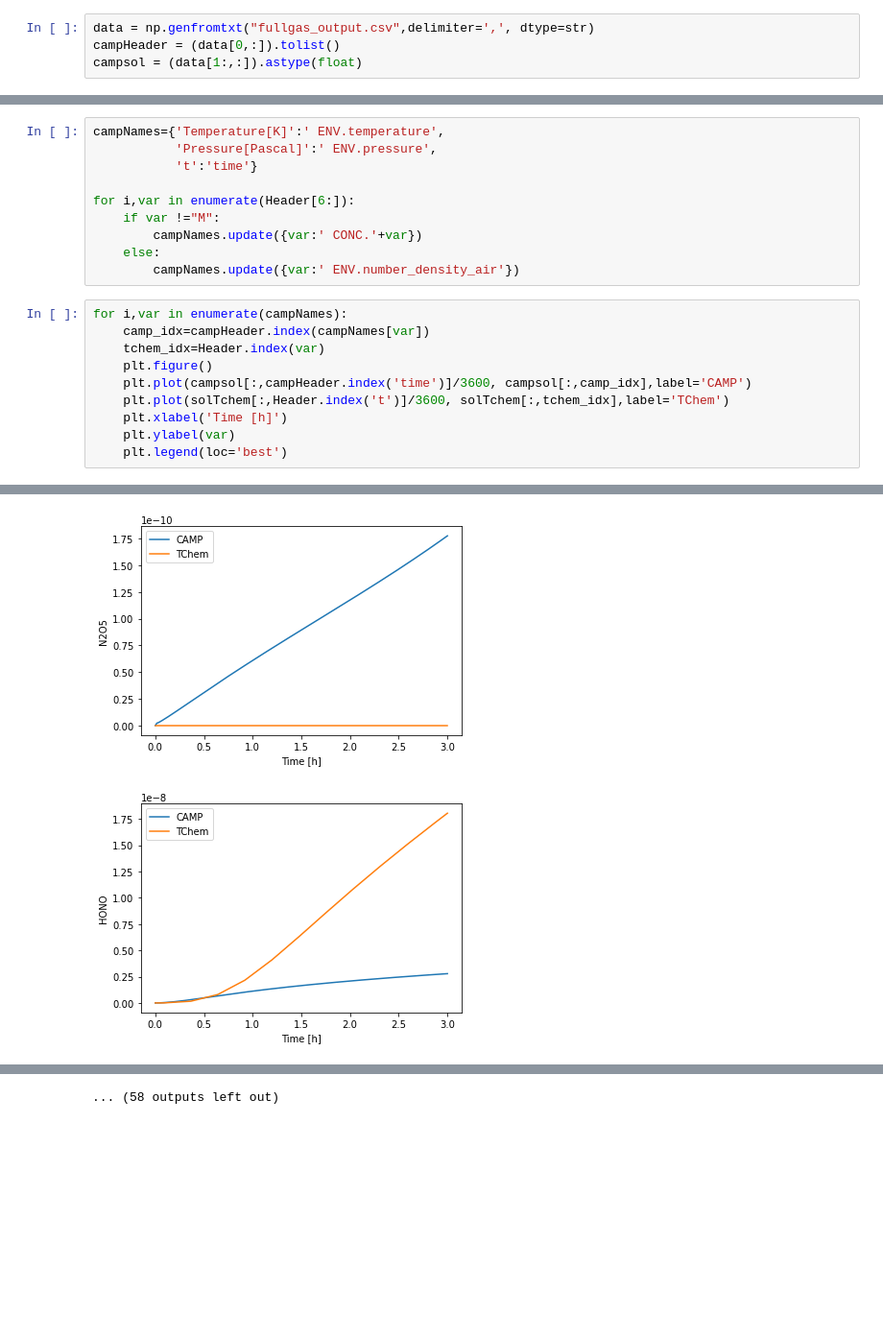
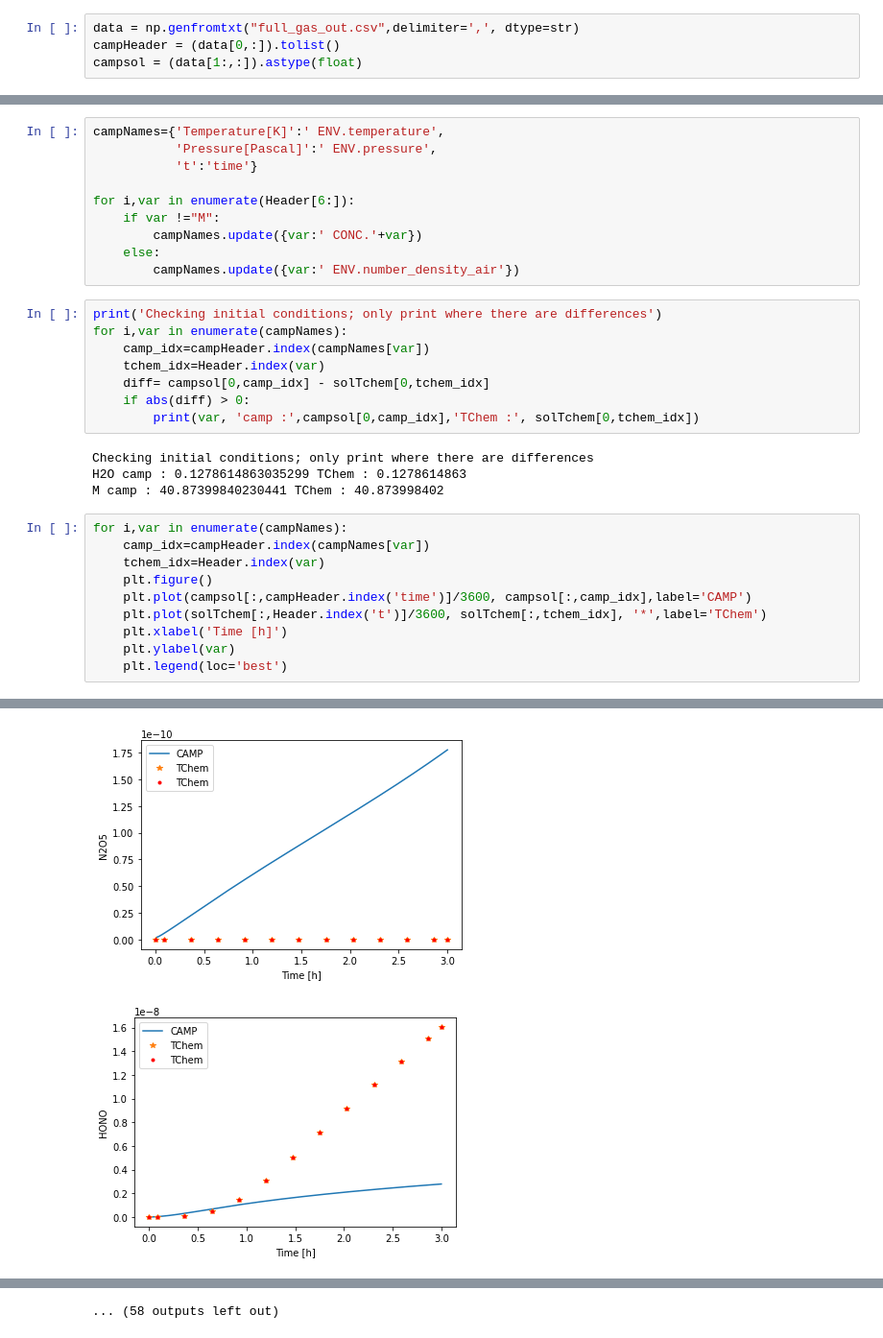
Before and after one commit to sandialabs/TChem, a Jupyter notebook: src/example/runs/AtmosphericChemistry/CarbonBond05/PlotFullGas.ipynb, the cells around one changed output, grey strips where cells are left out. Shown: that part at 96% size. Cells and saved outputs as stored; diff of their text form; blank space fills up the shorter version.

Commit message:
TChem - update

```diff
--- a/src/example/runs/AtmosphericChemistry/CarbonBond05/PlotFullGas.ipynb
+++ b/src/example/runs/AtmosphericChemistry/CarbonBond05/PlotFullGas.ipynb
@@ -6,6 +6,6 @@ data = np.genfromtxt("full_gas.dat", dtype=str)
 Header = (data[0,:]).tolist()
 solTchem = (data[1:,:]).astype(float)
 # %%
-data = np.genfromtxt("fullgas_output.csv",delimiter=',', dtype=str)
+data = np.genfromtxt("full_gas_out.csv",delimiter=',', dtype=str)
 campHeader = (data[0,:]).tolist()
 campsol = (data[1:,:]).astype(float)
@@ -29,13 +25,25 @@ for i,var in enumerate(Header[6:]):
         campNames.update({var:' CONC.'+var})
     else:
         campNames.update({var:' ENV.number_density_air'})
+# %%
+print('Checking initial conditions; only print where there are differences')
+for i,var in enumerate(campNames):
+    camp_idx=campHeader.index(campNames[var])
+    tchem_idx=Header.index(var)
+    diff= campsol[0,camp_idx] - solTchem[0,tchem_idx]
+    if abs(diff) > 0:
+        print(var, 'camp :',campsol[0,camp_idx],'TChem :', solTchem[0,tchem_idx])
+# %% [output]
+Checking initial conditions; only print where there are differences
+H2O camp : 0.1278614863035299 TChem : 0.1278614863
+M camp : 40.87399840230441 TChem : 40.873998402
 # %%
 for i,var in enumerate(campNames):
     camp_idx=campHeader.index(campNames[var])
     tchem_idx=Header.index(var)
     plt.figure()
     plt.plot(campsol[:,campHeader.index('time')]/3600, campsol[:,camp_idx],label='CAMP')
-    plt.plot(solTchem[:,Header.index('t')]/3600, solTchem[:,tchem_idx],label='TChem')
+    plt.plot(solTchem[:,Header.index('t')]/3600, solTchem[:,tchem_idx], '*',label='TChem')
     plt.xlabel('Time [h]')
     plt.ylabel(var)
     plt.legend(loc='best')
@@ -50,2 +58,2 @@ for i,var in enumerate(campNames):
-[figure, old version]
+[figure, new version]
-[figure, old version]
+[figure, new version]
```
Also changed, not shown: parts of 3 cells of this notebook, 20 other files.
